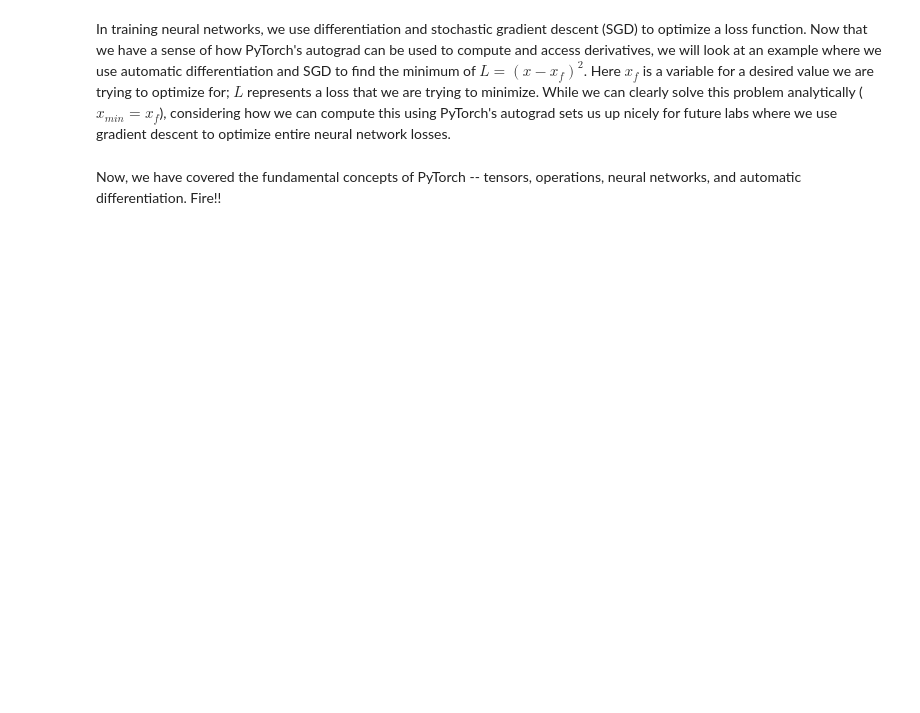
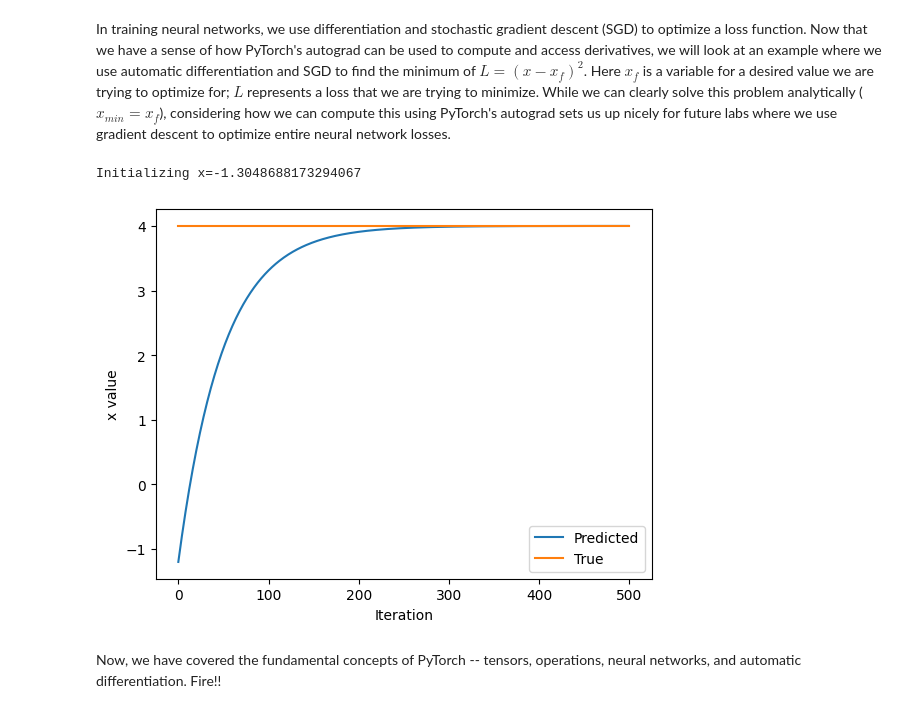
Before and after one commit to koushik-varma-m/Neural-Networks, a Jupyter notebook: lab1/PT_Part1_Intro.ipynb, the cells around one changed output. Cells and saved outputs as stored; diff of their text form; code cells hidden in the pictures; blank space fills up the shorter version.

```diff
--- a/lab1/PT_Part1_Intro.ipynb
+++ b/lab1/PT_Part1_Intro.ipynb
@@ -308,33 +340,36 @@ In training neural networks, we use differentiation and stochastic gradient desc
 x = torch.randn(1)
 print(f"Initializing x={x.item()}")
 
 learning_rate = 1e-2  # Learning rate
 history = []
 x_f = 4  # Target value
 
 
 # We will run gradient descent for a number of iterations. At each iteration, we compute the loss,
 #   compute the derivative of the loss with respect to x, and perform the update.
 for i in range(500):
     x = torch.tensor([x], requires_grad=True)
 
     # TODO: Compute the loss as the square of the difference between x and x_f
-    loss = # TODO
+    loss = (x-x_f)**2
 
     # Backpropagate through the loss to compute gradients
     loss.backward()
 
     # Update x with gradient descent
     x = x.item() - learning_rate * x.grad
 
     history.append(x.item())
 
 # Plot the evolution of x as we optimize toward x_f!
 plt.plot(history)
 plt.plot([0, 500], [x_f, x_f])
 plt.legend(('Predicted', 'True'))
 plt.xlabel('Iteration')
 plt.ylabel('x value')
 plt.show()
+# %% [output]
+Initializing x=-1.3048688173294067
+[figure, added]
 # %% [markdown]
 Now, we have covered the fundamental concepts of PyTorch -- tensors, operations, neural networks, and automatic differentiation. Fire!!
```
Also changed, not shown: parts of 16 cells of this notebook.
